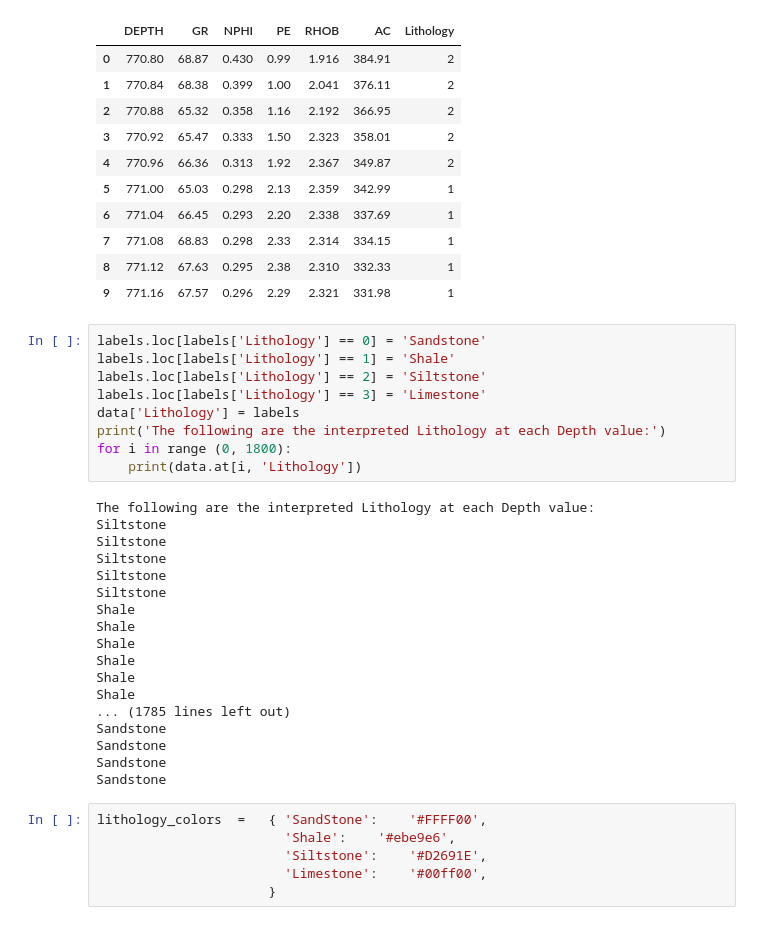
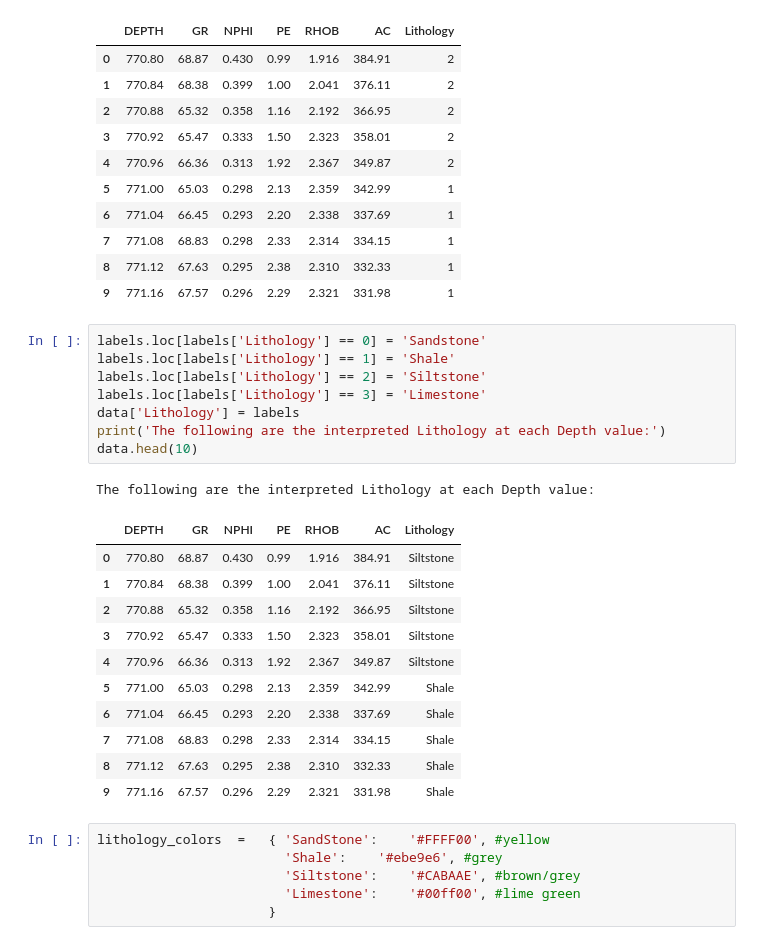
Before and after one commit to xiangxichen11/Lithology_Prediction, a Jupyter notebook: Lithology_Prediction.ipynb, the cells around one changed output. Drawn from its saved outputs; the diff is of its cells as text.

```diff
--- a/Lithology_Prediction.ipynb
+++ b/Lithology_Prediction.ipynb
@@ -165,35 +165,29 @@ data.head(10)
 # %%
 labels.loc[labels['Lithology'] == 0] = 'Sandstone'
 labels.loc[labels['Lithology'] == 1] = 'Shale'
 labels.loc[labels['Lithology'] == 2] = 'Siltstone'
 labels.loc[labels['Lithology'] == 3] = 'Limestone'
 data['Lithology'] = labels
 print('The following are the interpreted Lithology at each Depth value:')
-for i in range (0, 1800):
-    print(data.at[i, 'Lithology'])
+data.head(10)
 # %% [output]
 The following are the interpreted Lithology at each Depth value:
-Siltstone
-Siltstone
-Siltstone
-Siltstone
-Siltstone
-Shale
-Shale
-Shale
-Shale
-Shale
-Shale
-... (1785 lines left out)
-Sandstone
-Sandstone
-Sandstone
-Sandstone
+|  | DEPTH | GR | NPHI | PE | RHOB | AC | Lithology |
+| 0 | 770.80 | 68.87 | 0.430 | 0.99 | 1.916 | 384.91 | Siltstone |
+| 1 | 770.84 | 68.38 | 0.399 | 1.00 | 2.041 | 376.11 | Siltstone |
+| 2 | 770.88 | 65.32 | 0.358 | 1.16 | 2.192 | 366.95 | Siltstone |
+| 3 | 770.92 | 65.47 | 0.333 | 1.50 | 2.323 | 358.01 | Siltstone |
+| 4 | 770.96 | 66.36 | 0.313 | 1.92 | 2.367 | 349.87 | Siltstone |
+| 5 | 771.00 | 65.03 | 0.298 | 2.13 | 2.359 | 342.99 | Shale |
+| 6 | 771.04 | 66.45 | 0.293 | 2.20 | 2.338 | 337.69 | Shale |
+| 7 | 771.08 | 68.83 | 0.298 | 2.33 | 2.314 | 334.15 | Shale |
+| 8 | 771.12 | 67.63 | 0.295 | 2.38 | 2.310 | 332.33 | Shale |
+| 9 | 771.16 | 67.57 | 0.296 | 2.29 | 2.321 | 331.98 | Shale |
 # %%
-lithology_colors  =   { 'SandStone':    '#FFFF00',
-                        'Shale':    '#ebe9e6',
-                        'Siltstone':    '#D2691E',
-                        'Limestone':    '#00ff00',
+lithology_colors  =   { 'SandStone':    '#FFFF00', #yellow
+                        'Shale':    '#ebe9e6', #grey
+                        'Siltstone':    '#CABAAE', #brown/grey
+                        'Limestone':    '#00ff00', #lime green
                       }
 # %%
 logs = data.columns[1:]
```
Also changed, not shown: parts of 1 cell of this notebook.
